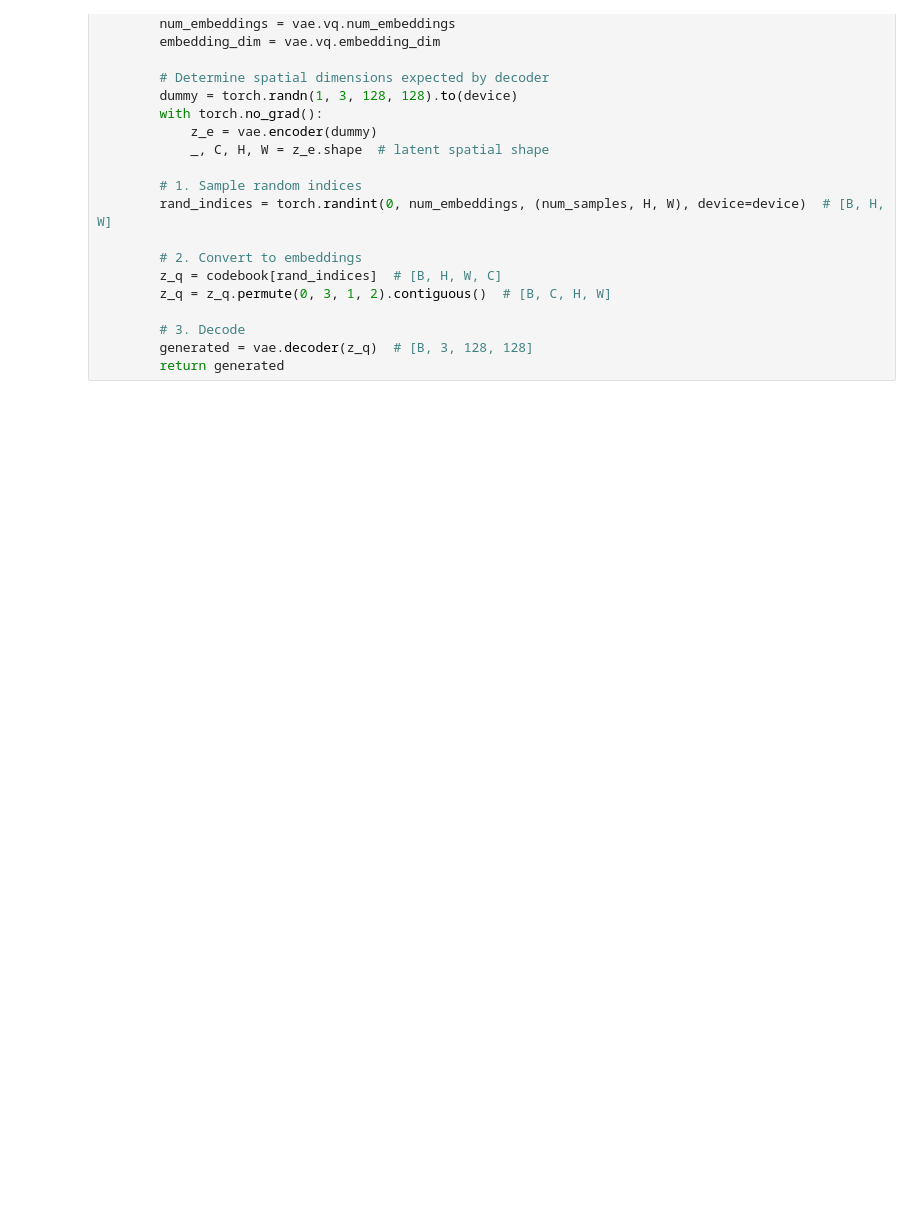
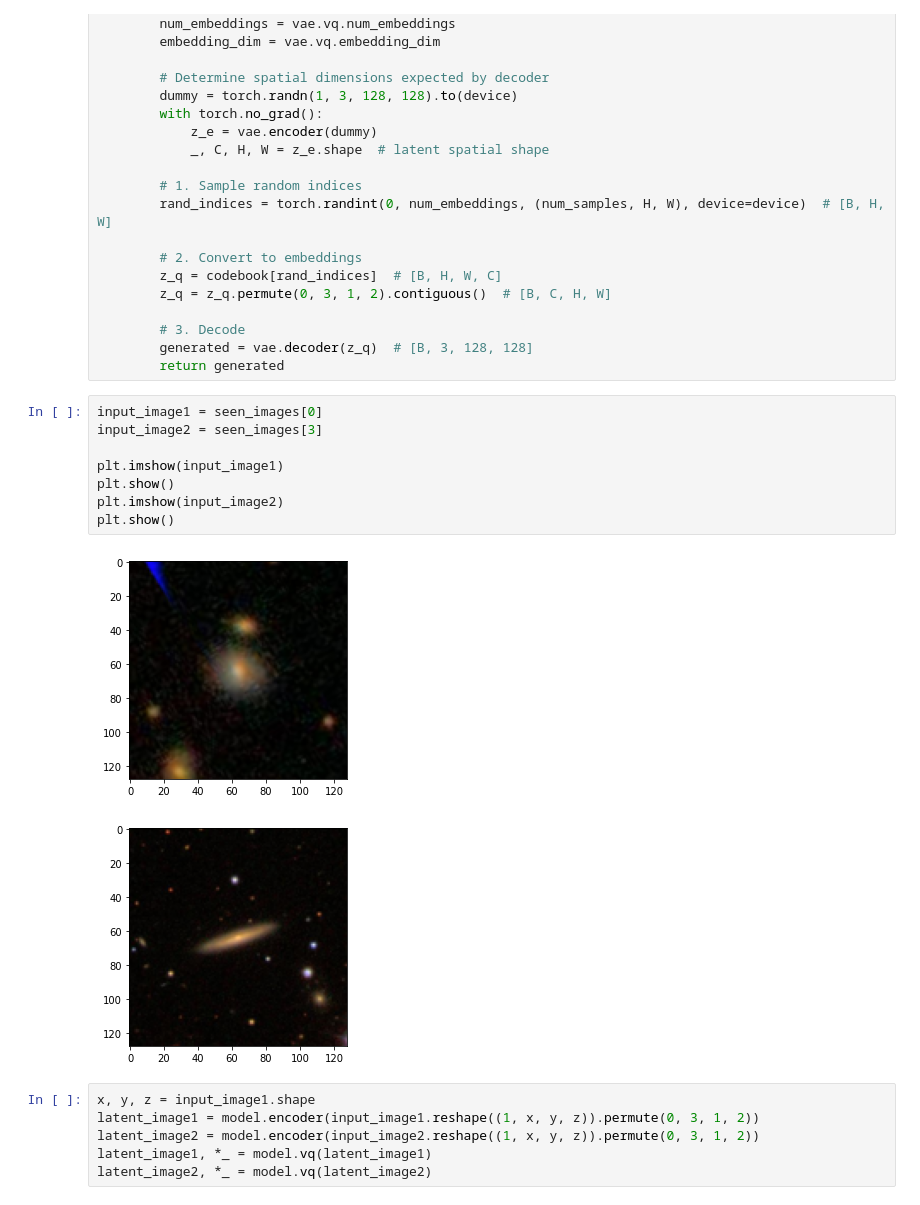
Before and after one commit to ajwestley/galaxyzoo-image-generator, a Jupyter notebook: test.ipynb, the cells around one changed output. Cells and saved outputs as stored; diff of their text form; blank space fills up the shorter version.

```diff
--- a/test.ipynb
+++ b/test.ipynb
@@ -115,3 +119,20 @@ def sample_vqvae(vae, device, num_samples=4):
         # 3. Decode
         generated = vae.decoder(z_q)  # [B, 3, 128, 128]
         return generated
+# %%
+input_image1 = seen_images[0]
+input_image2 = seen_images[3]
+
+plt.imshow(input_image1)
+plt.show()
+plt.imshow(input_image2)
+plt.show()
+# %% [output]
+[figure, added]
+[figure, added]
+# %%
+x, y, z = input_image1.shape
+latent_image1 = model.encoder(input_image1.reshape((1, x, y, z)).permute(0, 3, 1, 2))
+latent_image2 = model.encoder(input_image2.reshape((1, x, y, z)).permute(0, 3, 1, 2))
+latent_image1, *_ = model.vq(latent_image1)
+latent_image2, *_ = model.vq(latent_image2)
```
Also changed, not shown: parts of 8 cells of this notebook, 8 other files.
